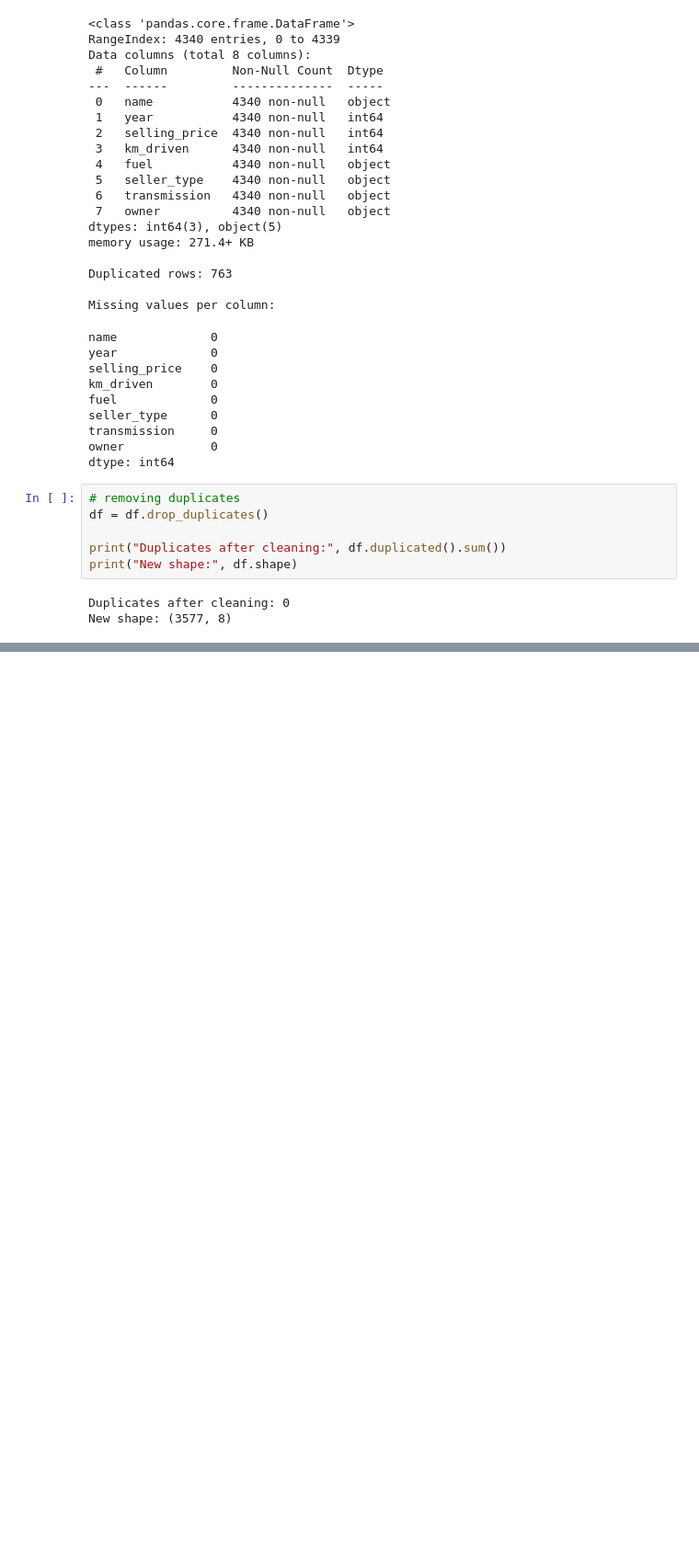
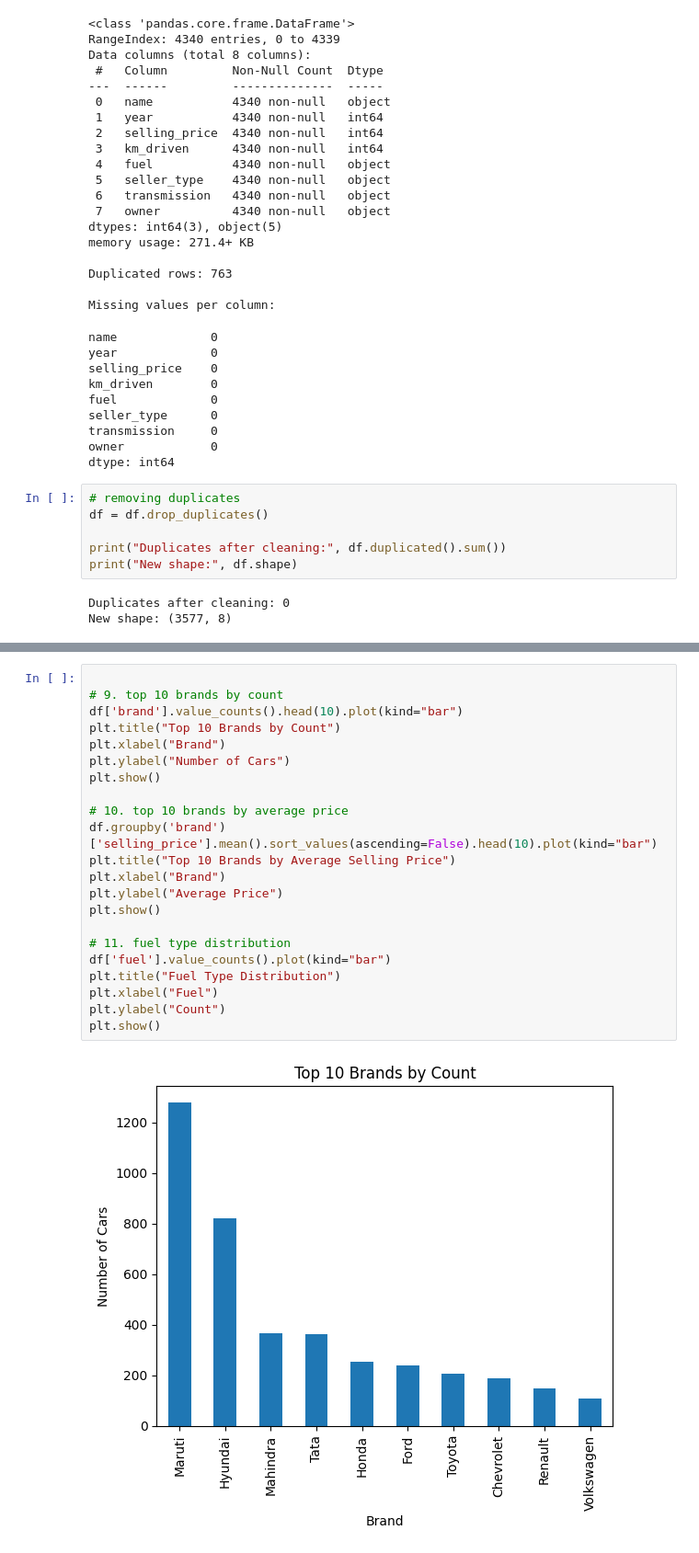
Before and after one commit to MohamadElouzeir/car-sales-analysis, a Jupyter notebook: car_sales_analysis.ipynb, the cells around one changed output, grey strips where cells are left out. Shown: that part at 92% size. Saved outputs shown, nothing was run; the diff lists cells and outputs as text; blank space fills up the shorter version.

```diff
--- a/car_sales_analysis.ipynb
+++ b/car_sales_analysis.ipynb
@@ -116,0 +228,24 @@ Name: selling_price, dtype: float64
+# %%
+
+# 9. top 10 brands by count
+df['brand'].value_counts().head(10).plot(kind="bar")
+plt.title("Top 10 Brands by Count")
+plt.xlabel("Brand")
+plt.ylabel("Number of Cars")
+plt.show()
+
+# 10. top 10 brands by average price
+df.groupby('brand')['selling_price'].mean().sort_values(ascending=False).head(10).plot(kind="bar")
+plt.title("Top 10 Brands by Average Selling Price")
+plt.xlabel("Brand")
+plt.ylabel("Average Price")
+plt.show()
+
+# 11. fuel type distribution
+df['fuel'].value_counts().plot(kind="bar")
+plt.title("Fuel Type Distribution")
+plt.xlabel("Fuel")
+plt.ylabel("Count")
+plt.show()
+# %% [output]
+[figure, added]
```
Also changed, not shown: parts of 14 cells of this notebook, 1 other file.
